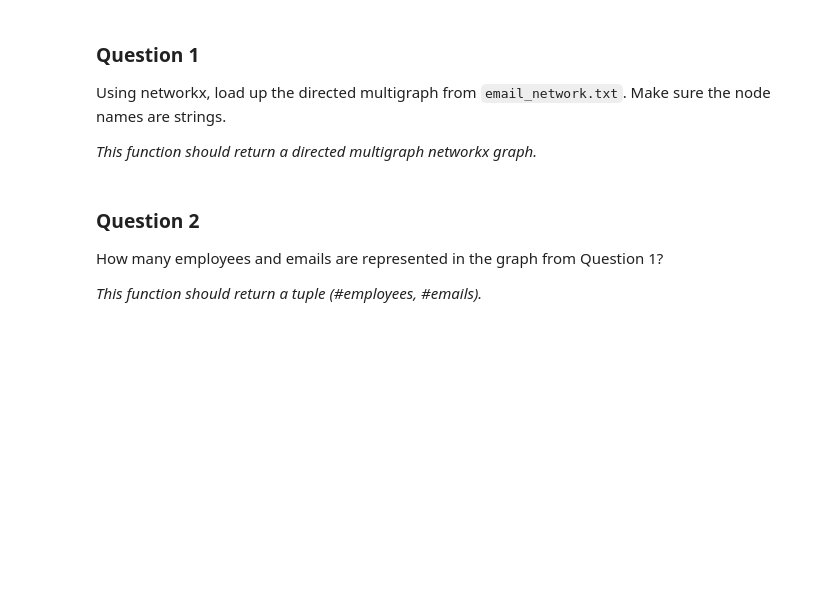
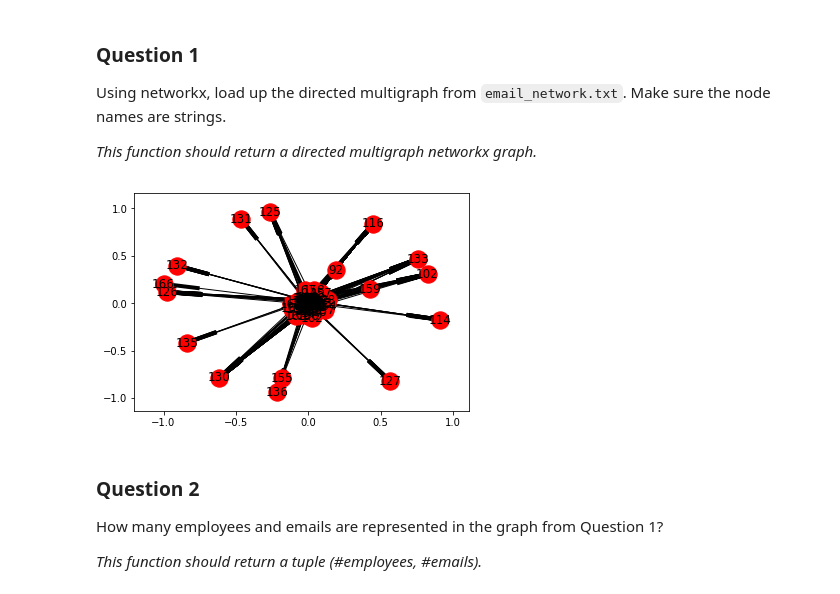
Before and after one commit to necromuralist/data_scienc, a Jupyter notebook: 5_social_networks/2_email_networks/assignment_2.ipynb, the cells around one changed output. Saved outputs shown, nothing was run; the diff lists cells and outputs as text; code cells hidden in the pictures; blank space fills up the shorter version.

```diff
--- a/5_social_networks/2_email_networks/assignment_2.ipynb
+++ b/5_social_networks/2_email_networks/assignment_2.ipynb
@@ -31,6 +36,11 @@ def answer_one():
               for (sender, recipient, time) in email_network.values]
     graph.add_edges_from(tuples)
     return graph
+# %%
+one = answer_one()
+networkx.draw_networkx(one)
+# %% [output]
+[figure, added]
 # %% [markdown]
 ### Question 2
 
```
Also changed, not shown: parts of 2 cells of this notebook, 2 other files.
